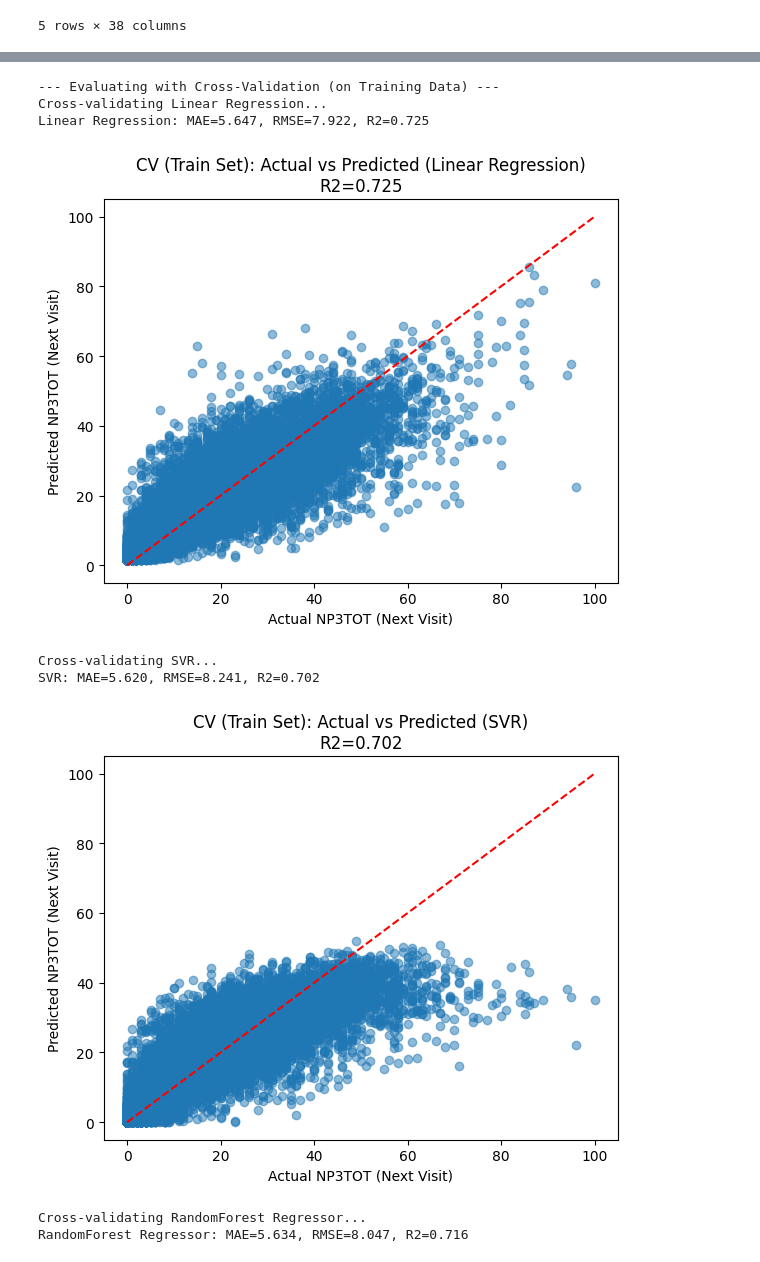
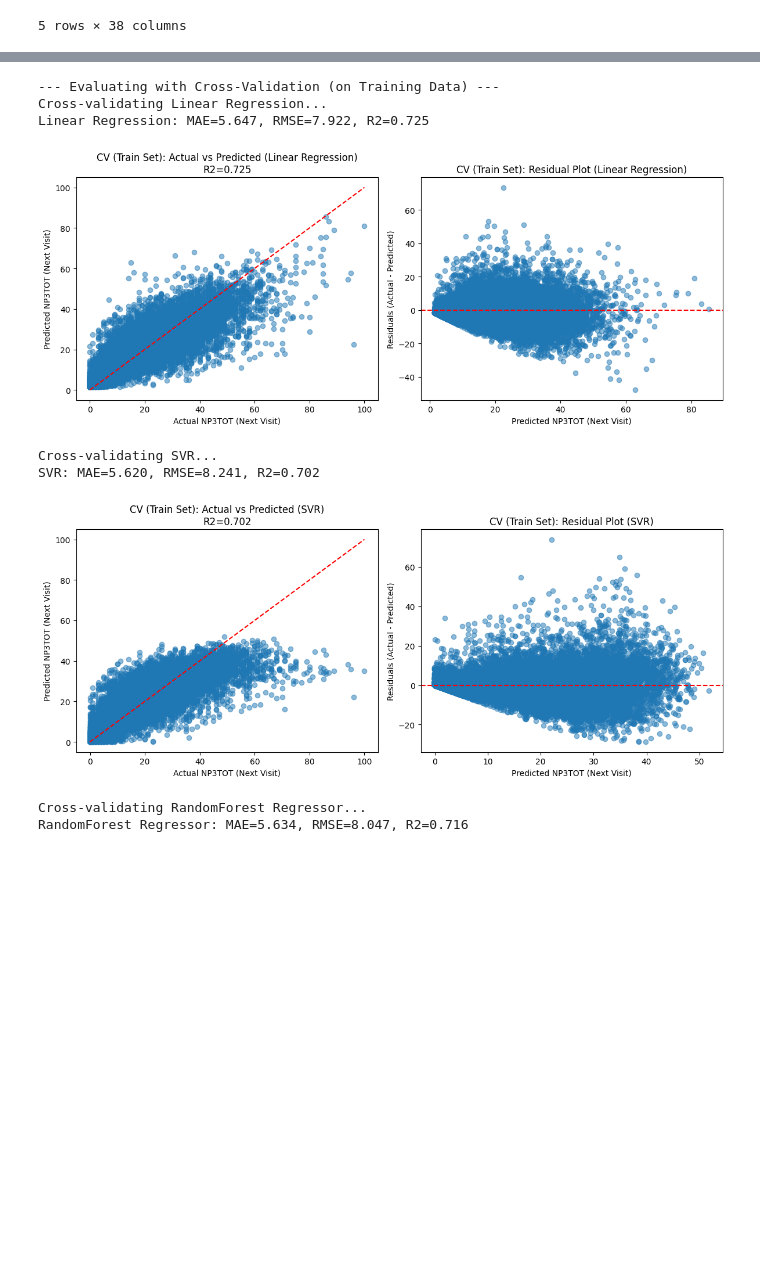
Before and after one commit to LarsHeijnennn/Thesis, a Jupyter notebook: Modelling/Motor-PPMI/FINAL CODE/motor_ppmi_time_lag_1.ipynb, the cells around one changed output, grey strips where cells are left out. Saved outputs shown, nothing was run; the diff lists cells and outputs as text; code cells hidden in the pictures; blank space fills up the shorter version.

```diff
--- a/Modelling/Motor-PPMI/FINAL CODE/motor_ppmi_time_lag_1.ipynb
+++ b/Modelling/Motor-PPMI/FINAL CODE/motor_ppmi_time_lag_1.ipynb
@@ -259,14 +274,17 @@ cv = GroupKFold(n_splits=5) # Use GroupKFold
 # %%
+# In cell with id '76e3ba5b'
 # ## 8. Cross-Validation (Group-Based)
 
-# Initialize results list for CV
+# Initialize results list for CV and residuals dictionary
 results_cv = []
+residuals_cv_dict = {} # <-- Add this line
 
 # Define cross-validation strategy
 cv = GroupKFold(n_splits=5) # Use GroupKFold
 
 print("\n--- Evaluating with Cross-Validation (on Training Data) ---")
 
+# Re-use models dictionary defined earlier
 for name, model in models.items():
     print(f"Cross-validating {name}...")
 
@@ -275,6 +293,11 @@ for name, model in models.items():
     y_pred_cv = cross_val_predict(model, X_train_scaled.values, y_train, groups=groups_train, cv=cv) # Use .values
     # --- MODIFICATION END ---
 
+    # --- Calculate and store residuals ---
+    residuals = y_train - y_pred_cv # Use y_train here
+    residuals_cv_dict[name] = residuals
+    # --- End residual calculation ---
+
     mae_cv = mean_absolute_error(y_train, y_pred_cv)
     rmse_cv = np.sqrt(mean_squared_error(y_train, y_pred_cv))
     r2_cv = r2_score(y_train, y_pred_cv)
@@ -282,41 +305,55 @@ for name, model in models.items():
     results_cv.append({"Model": name, "MAE": mae_cv, "RMSE": rmse_cv, "R-squared": r2_cv})
     print(f"{name}: MAE={mae_cv:.3f}, RMSE={rmse_cv:.3f}, R2={r2_cv:.3f}")
 
-    # Plot actual vs predicted for CV
-    plt.figure(figsize=(6, 5))
+    # Plot actual vs predicted for CV and residuals
+    plt.figure(figsize=(12, 5)) # Wider figure
+
+    plt.subplot(1, 2, 1) # First subplot: Actual vs Predicted
     plt.scatter(y_train, y_pred_cv, alpha=0.5)
     plt.xlabel("Actual NP3TOT (Next Visit)")
     plt.ylabel("Predicted NP3TOT (Next Visit)")
     plt.title(f"CV (Train Set): Actual vs Predicted ({name})\nR2={r2_cv:.3f}")
     min_val = min(y_train.min(), y_pred_cv.min())
     max_val = max(y_train.max(), y_pred_cv.max())
     plt.plot([min_val, max_val], [min_val, max_val], 'r--') # Add y=x line
+
+    plt.subplot(1, 2, 2) # Second subplot: Residual Plot
+    plt.scatter(y_pred_cv, residuals, alpha=0.5)
+    plt.xlabel("Predicted NP3TOT (Next Visit)")
+    plt.ylabel("Residuals (Actual - Predicted)")
+    plt.title(f"CV (Train Set): Residual Plot ({name})")
+    plt.axhline(y=0, color='r', linestyle='--') # Add horizontal line at 0
+
     plt.tight_layout()
     plt.show()
 
 
 # Write CV results to a CSV file in the specified directory
 csv_file_cv = "/Users/larsheijnen/Thesis/Modelling/Motor-PPMI/results_motor/model_results_progression_test_cv_lag1.csv"
 try:
     with open(csv_file_cv, mode='w', newline='') as file:
         writer = csv.DictWriter(file, fieldnames=["Model", "MAE", "RMSE", "R-squared"])
         writer.writeheader()
         writer.writerows(results_cv)
     print(f"\nCross-validation results written to {csv_file_cv}")
 except IOError as e:
     print(f"Error writing file {csv_file_cv}: {e}")
 
 # Display CV results as DataFrame
 results_cv_df = pd.DataFrame(results_cv)
 print("\nCross-Validation Performance Summary (on Training Data):")
 print(results_cv_df.round(3))
+
+# You can now access the CV residuals for each model, e.g.:
+# print(f"\nResiduals for {list(models.keys())[0]} from CV:")
+# print(pd.Series(residuals_cv_dict[list(models.keys())[0]]).head()) # Convert to Series for nice display
 # %% [output]
 --- Evaluating with Cross-Validation (on Training Data) ---
 Cross-validating Linear Regression...
 Linear Regression: MAE=5.647, RMSE=7.922, R2=0.725
-[figure, old version]
+[figure, new version]
 Cross-validating SVR...
 SVR: MAE=5.620, RMSE=8.241, R2=0.702
-[figure, old version]
+[figure, new version]
 Cross-validating RandomForest Regressor...
 RandomForest Regressor: MAE=5.634, RMSE=8.047, R2=0.716
```
Also changed, not shown: parts of 3 cells of this notebook, 7 other files.
